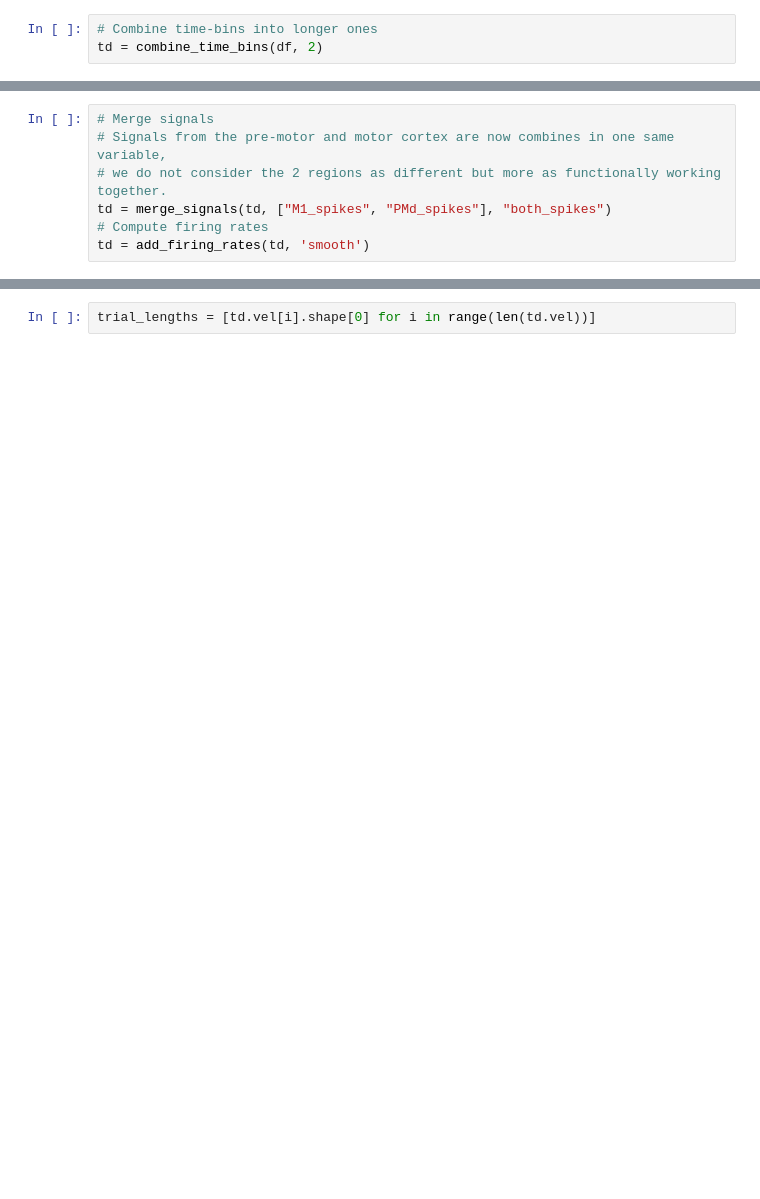
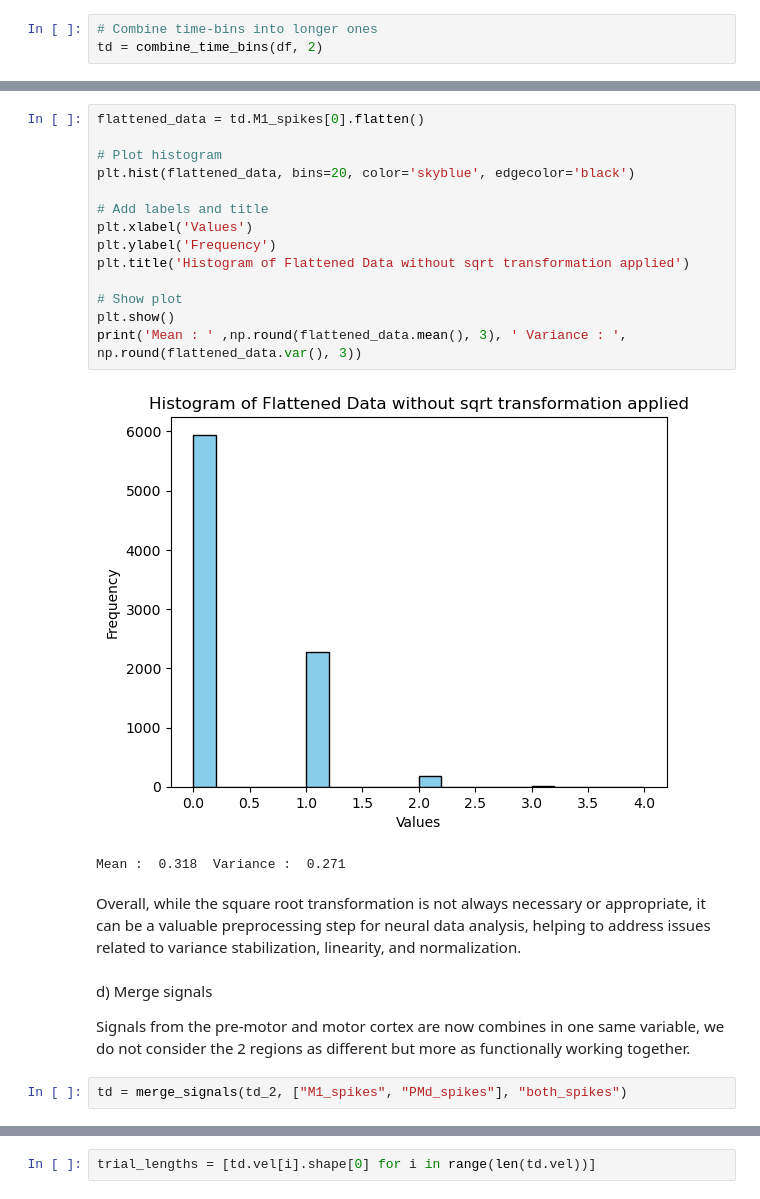
Before and after one commit to nereaiscamu/CL_UpperLimb_Control, a Jupyter notebook: Preprocess_ForceTask.ipynb, the cells around one changed output, grey strips where cells are left out. Drawn from its saved outputs; the diff is of its cells as text; blank space fills up the shorter version.

```diff
--- a/Preprocess_ForceTask.ipynb
+++ b/Preprocess_ForceTask.ipynb
@@ -45,7 +67,0 @@ td = transform_signal(td, "PMd_spikes", 'sqrt')
-# %%
-# Merge signals
-# Signals from the pre-motor and motor cortex are now combines in one same variable,
-# we do not consider the 2 regions as different but more as functionally working together.
-td = merge_signals(td, ["M1_spikes", "PMd_spikes"], "both_spikes")
-# Compute firing rates
-td = add_firing_rates(td, 'smooth')
@@ -61,0 +85,25 @@ Index(['monkey', 'date', 'task', 'target_direction', 'trial_id', 'result',
+# %%
+flattened_data = td.M1_spikes[0].flatten()
+
+# Plot histogram
+plt.hist(flattened_data, bins=20, color='skyblue', edgecolor='black')
+
+# Add labels and title
+plt.xlabel('Values')
+plt.ylabel('Frequency')
+plt.title('Histogram of Flattened Data without sqrt transformation applied')
+
+# Show plot
+plt.show()
+print('Mean : ' ,np.round(flattened_data.mean(), 3), ' Variance : ', np.round(flattened_data.var(), 3))
+# %% [output]
+[figure, added]
+Mean :  0.318  Variance :  0.271
+# %% [markdown]
+Overall, while the square root transformation is not always necessary or appropriate, it can be a valuable preprocessing step for neural data analysis, helping to address issues related to variance stabilization, linearity, and normalization.
+# %% [markdown]
+d) Merge signals
+
+Signals from the pre-motor and motor cortex are now combines in one same variable,  we do not consider the 2 regions as different but more as functionally working together.
+# %%
+td = merge_signals(td_2, ["M1_spikes", "PMd_spikes"], "both_spikes")
```
Also changed, not shown: parts of 52 cells of this notebook.
